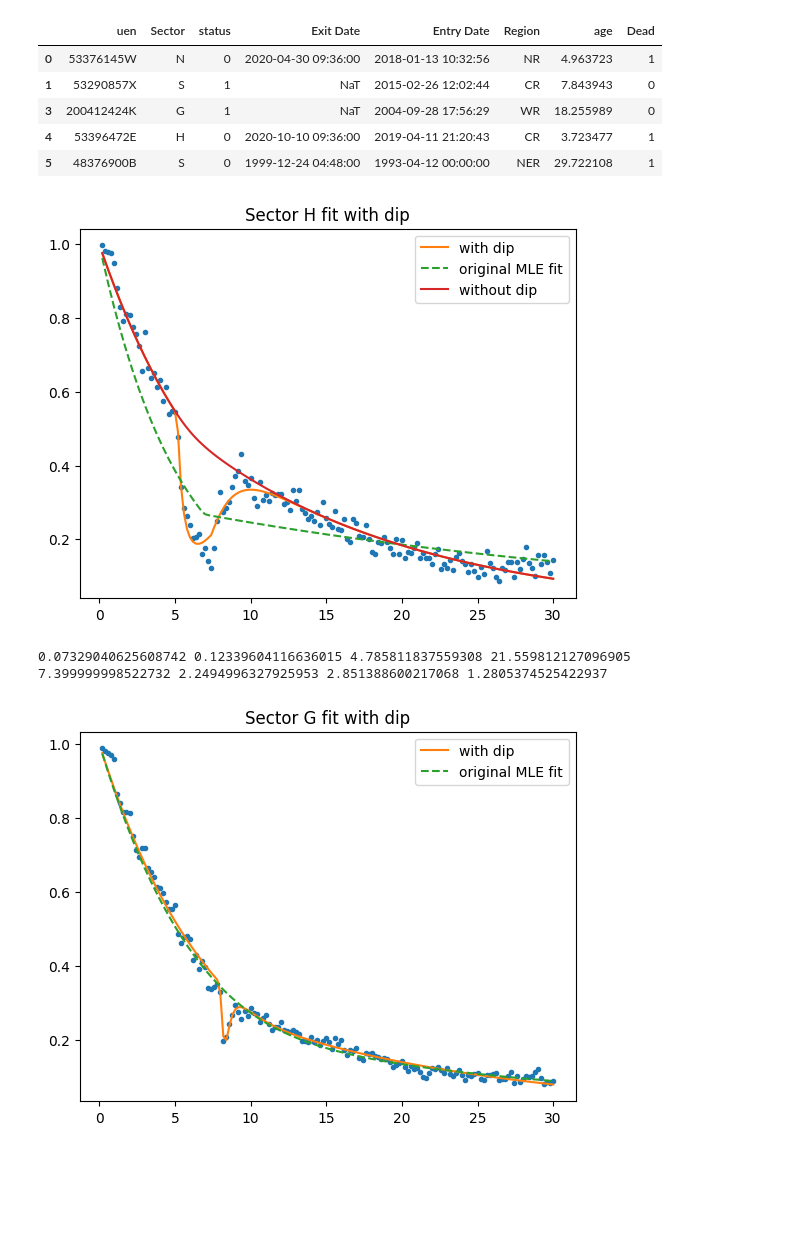
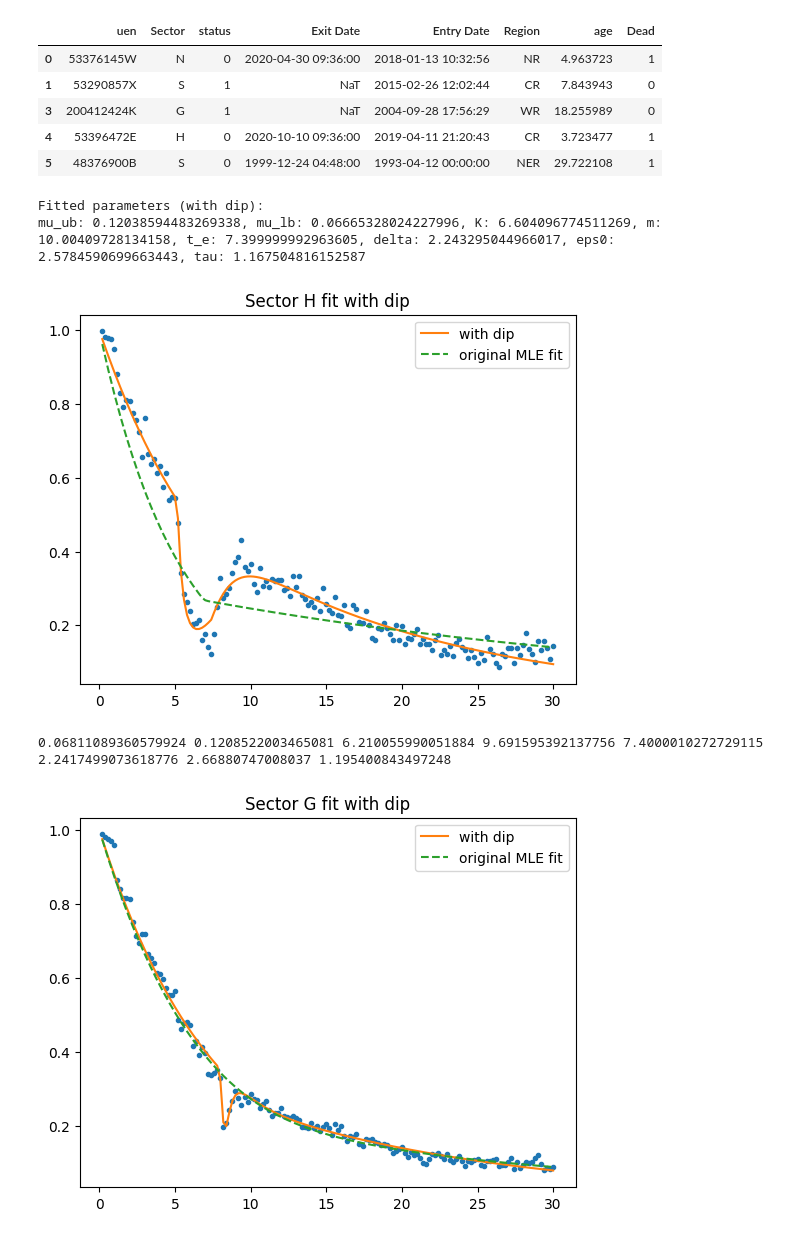
Before and after one commit to maxcyn/a-star, a Jupyter notebook: dip_model.ipynb, the cells around one changed output. Cells and saved outputs as stored; diff of their text form; code cells hidden in the pictures; blank space fills up the shorter version.

```diff
--- a/dip_model.ipynb
+++ b/dip_model.ipynb
@@ -101,37 +101,40 @@ df_analysis.head()
 # %%
 import matplotlib.pyplot as plt
 from survival_analysis import obtain_survival_fractions, obtain_total_alive_count
 import numpy as np
 
 survival_fractions, ages = obtain_survival_fractions(df_analysis, 'Sector', 'H')
 totals, survivors = obtain_total_alive_count(df_analysis, 'Sector', 'H')
 # mu_lb, mu_ub, K, m, t_e, delta = fit_hill_with_dip(ages, survivors, totals, [0.18, 0.05, 6, 10, 7, 3]).x
 from scipy.optimize import minimize
 
-initial_guess = [0.18, 0.05, 6, 10, 7, 3, 10.0, 5.0]
+initial_guess = [0.05, 0.1, 7, 10, 8, 2.5, 3, 0.8]
 bounds = [
     (0.01, 0.3),   # mu_ub
     (1e-6, 0.3),   # mu_lb
     (0.1, 30),     # K
     (0.5, 100),    # m
-    (3, 15),       # t_e
+    (3, 10),       # t_e
     (0.1, 8),      # delta
-    (0.01, 20),    # eps0
-    (0.1, 30)      # tau
+    (0.1, 30),    # eps0
+    (0.01, 30)      # tau
 ]
 result = minimize(lsq_hill_with_dip, initial_guess, args=(ages, survival_fractions), bounds=bounds)
 mu_ub, mu_lb, K, m, t_e, delta, eps0, tau = result.x
-
+print("Fitted parameters (with dip):")
+print(f"mu_ub: {mu_ub}, mu_lb: {mu_lb}, K: {K}, m: {m}, t_e: {t_e}, delta: {delta}, eps0: {eps0}, tau: {tau}")
 
 plt.plot(ages, survival_fractions, 'o', markersize=3)
 plt.plot(ages, model_hill_with_dip(ages, mu_ub, mu_lb, K, m, t_e, delta, eps0, tau), label='with dip')
 plt.plot(ages, model_survival_curve_hill(ages, 0.190143914, 0.028016019, 6.93767599, 100), '--', label = 'original MLE fit')
-plt.plot(ages, model_survival_curve_hill(ages, mu_ub, mu_lb, K, m), label='without dip')
+# plt.plot(ages, model_survival_curve_hill(ages, mu_ub, mu_lb, K, m), label='without dip')
 plt.title('Sector H fit with dip')
 plt.legend()
 plt.show()
 # %% [output]
+Fitted parameters (with dip):
+mu_ub: 0.12038594483269338, mu_lb: 0.06665328024227996, K: 6.604096774511269, m: 10.00409728134158, t_e: 7.399999992963605, delta: 2.243295044966017, eps0: 2.5784590699663443, tau: 1.167504816152587
-[figure, old version]
+[figure, new version]
 # %%
 print(mu_lb, mu_ub, K, m, t_e, delta, eps0, tau)
 
@@ -142,7 +145,7 @@ print(mu_lb, mu_ub, K, m, t_e, delta, eps0, tau)
 # With dip
 # 0.07329040625608742 0.12339604116636015 4.785811837559308 21.559812127096905 7.399999998522732 2.2494996327925953 2.851388600217068 1.2805374525422937
 # %% [output]
-0.07329040625608742 0.12339604116636015 4.785811837559308 21.559812127096905 7.399999998522732 2.2494996327925953 2.851388600217068 1.2805374525422937
+0.06811089360579924 0.1208522003465081 6.210055990051884 9.691595392137756 7.4000010272729115 2.2417499073618776 2.66880747008037 1.195400843497248
 # %%
 import matplotlib.pyplot as plt
 from survival_analysis import obtain_survival_fractions, obtain_total_alive_count
```
Also changed, not shown: parts of 5 cells of this notebook.
